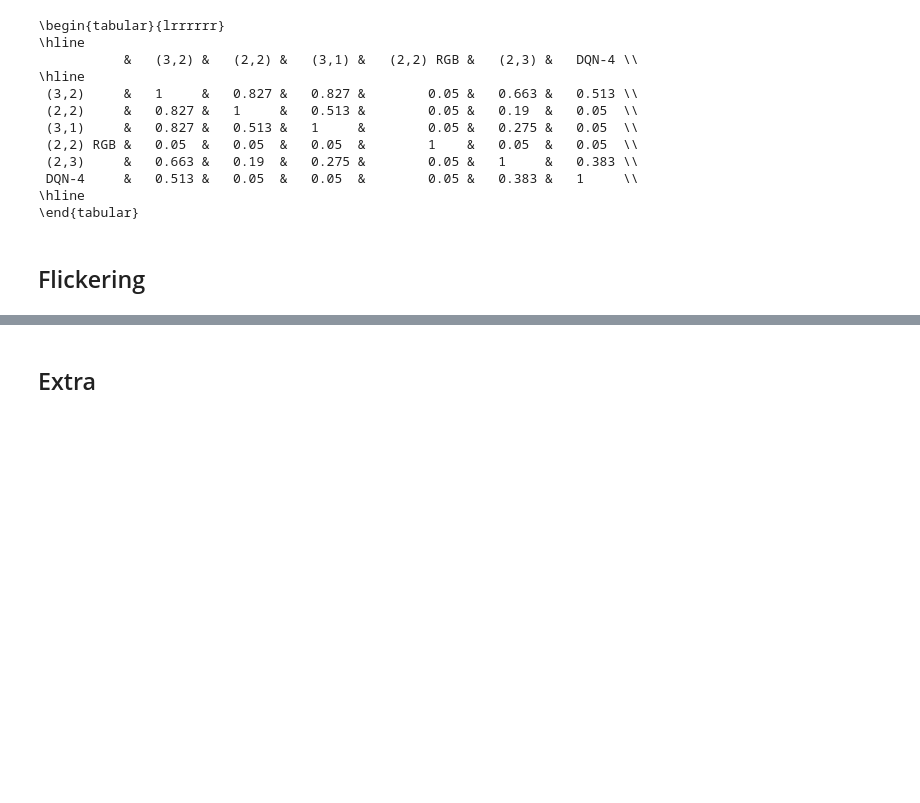
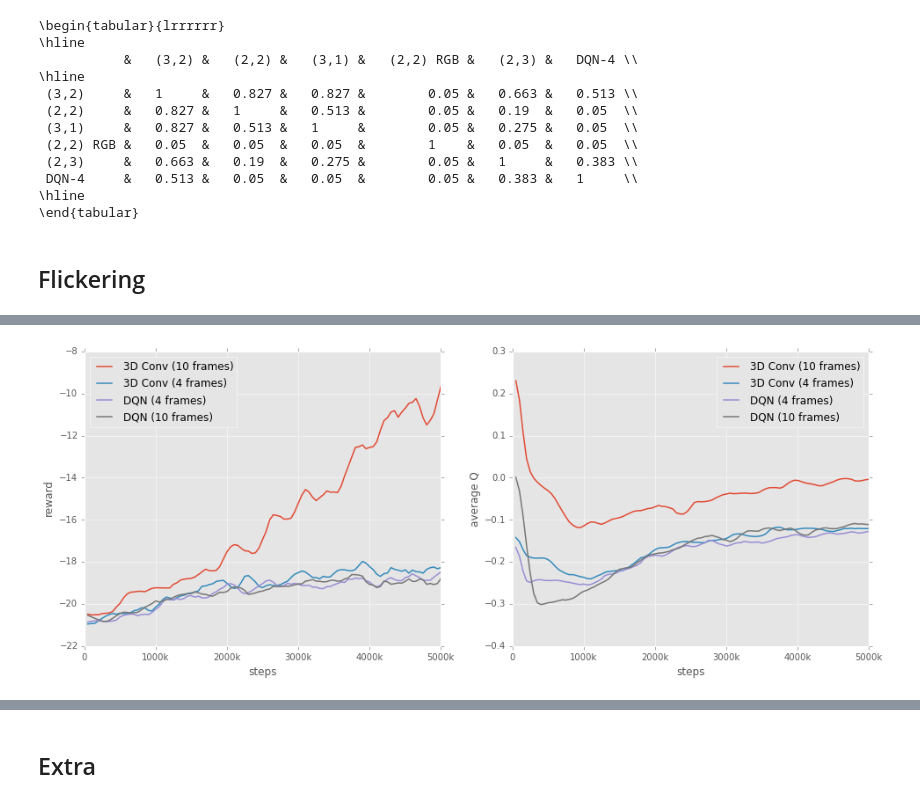
Before and after one commit to rubenvereecken/thesis, a Jupyter notebook: notebooks/Analysis.ipynb, the cells around one changed output, grey strips where cells are left out. Saved outputs shown, nothing was run; the diff lists cells and outputs as text; code cells hidden in the pictures; blank space fills up the shorter version.

Commit message:
Pretty graph for flickering

```diff
--- a/notebooks/Analysis.ipynb
+++ b/notebooks/Analysis.ipynb
@@ -783,0 +788,51 @@ pong_flicker_10_.5-pong         (1, 100)
+# %%
+confidence = 0.9
+num_reps=3
+#factor for given confidence and number of trials
+t = stats.t._ppf((1+confidence)/2., num_reps-1)
+s = partial(smoothing, window=5)
+epochs = np.arange(1, num_epochs + 1)
+steps = epochs * 50000
+
+flicker_arch_to_label = {
+    'late_fusion_10_flicker-pong': 'Late Fusion (10 frames)',
+    'late_fusion_4_flicker-pong': 'Late Fusion (4 frames)',
+    'conv3d_10_flicker-pong': '3D Conv (10 frames)',
+    'conv3d_4_flicker-pong': '3D Conv (4 frames)',
+    'base_flicker-pong': 'DQN (4 frames)',
+    'base_10_flicker-pong': 'DQN (10 frames)',
+}
+# %%
+fig = plt.figure(figsize=(16,6))
+epochs = np.arange(1, num_epochs + 1)
+steps = epochs * 50000
+
+ax1 = fig.add_subplot(121)
+ax = ax1
+for exp in filter(lambda x: x.startswith('conv'), flicker_arch_to_label) + \
+           filter(lambda x: x.startswith('base'), flicker_arch_to_label):
+    ax.plot(steps, s(flicker_rewards_mean[exp]), label=flicker_arch_to_label[exp])
+
+fig.canvas.draw()
+labels = [item.get_text() for item in ax1.get_xticklabels()]
+ax1.set_xticklabels(labelify(labels))
+ax1.set_xlabel('steps')
+ax1.set_ylabel('reward')
+ax1.legend(loc='upper left')
+
+ax2 = fig.add_subplot(122)
+ax = ax2
+for exp in filter(lambda x: x.startswith('conv'), flicker_arch_to_label) + \
+           filter(lambda x: x.startswith('base'), flicker_arch_to_label):
+    ax.plot(steps, s(flicker_qs_mean[exp]), label=flicker_arch_to_label[exp])
+
+fig.canvas.draw()
+labels = [item.get_text() for item in ax2.get_xticklabels()]
+ax2.set_xticklabels(labelify(labels))
+ax2.set_xlabel('steps')
+ax2.set_ylabel('average Q')
+ax2.legend(loc='upper right')
+
+plt.savefig(image_dir + '/conv3d_flicker_both.pdf')
+# %% [output]
+[figure, added]
```
Also changed, not shown: parts of 4 cells of this notebook, 2 other files.
